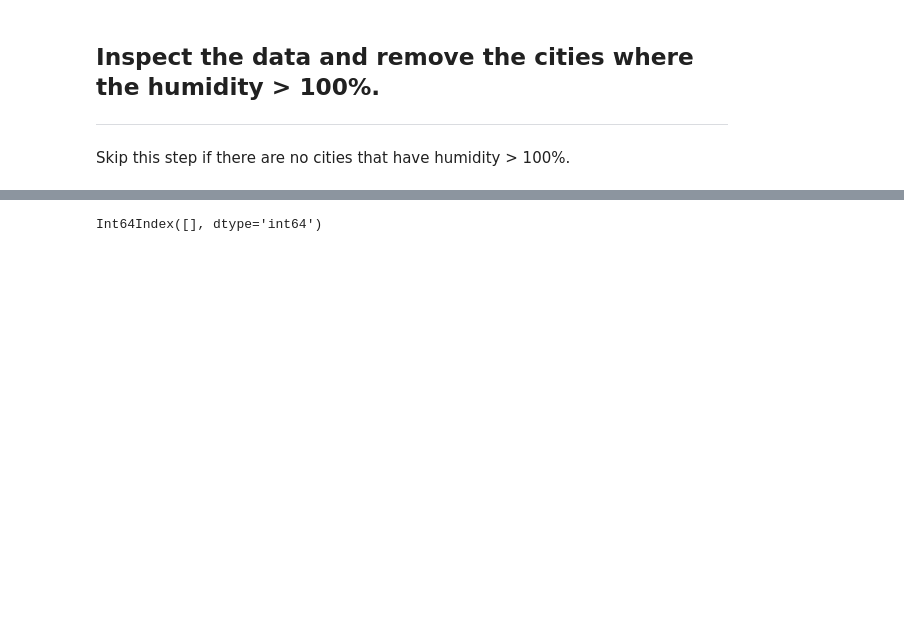
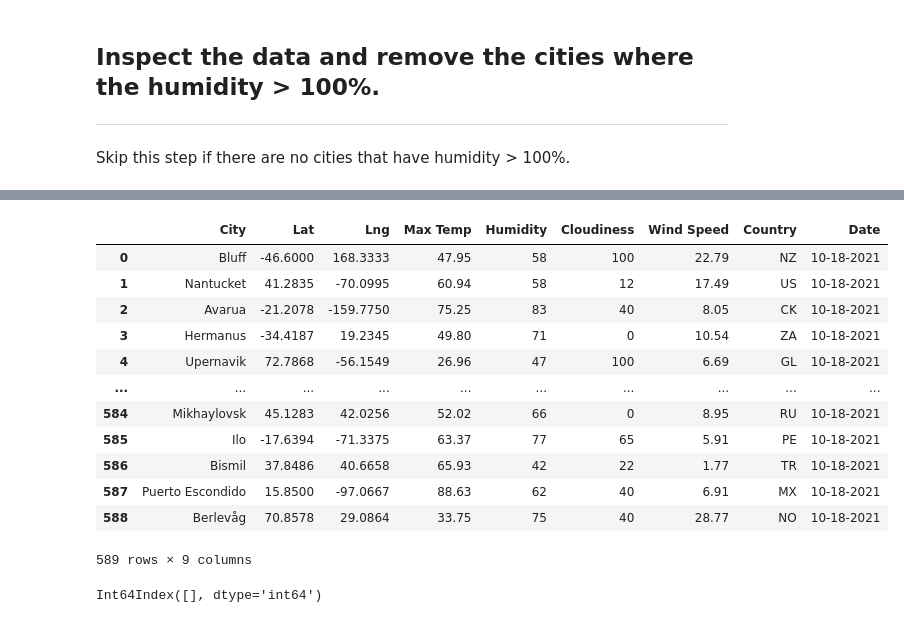
Before and after one commit to melorebecca/python-api-challenge, a Jupyter notebook: WeatherPy/WeatherPy.ipynb, the cells around one changed output, grey strips where cells are left out. Saved outputs shown, nothing was run; the diff lists cells and outputs as text; code cells hidden in the pictures; blank space fills up the shorter version.

Commit message:
Updated Convert Raw Data to DataFrame

```diff
--- a/WeatherPy/WeatherPy.ipynb
+++ b/WeatherPy/WeatherPy.ipynb
@@ -199,3 +188,21 @@ Skip this step if there are no cities that have humidity > 100%.
+# %%
+# Drop any row which has a humidity higher than 100%
+cleaned_cities_df = city_data_df.loc[city_data_df['Humidity'] <= 100]
+cleaned_cities_df
+# %% [output]
+|  | City | Lat | Lng | Max Temp | Humidity | Cloudiness | Wind Speed | Country | Date |
+| 0 | Bluff | -46.6000 | 168.3333 | 47.95 | 58 | 100 | 22.79 | NZ | 10-18-2021 |
+| 1 | Nantucket | 41.2835 | -70.0995 | 60.94 | 58 | 12 | 17.49 | US | 10-18-2021 |
+| 2 | Avarua | -21.2078 | -159.7750 | 75.25 | 83 | 40 | 8.05 | CK | 10-18-2021 |
+| 3 | Hermanus | -34.4187 | 19.2345 | 49.80 | 71 | 0 | 10.54 | ZA | 10-18-2021 |
+| 4 | Upernavik | 72.7868 | -56.1549 | 26.96 | 47 | 100 | 6.69 | GL | 10-18-2021 |
+| ... | ... | ... | ... | ... | ... | ... | ... | ... | ... |
+| 584 | Mikhaylovsk | 45.1283 | 42.0256 | 52.02 | 66 | 0 | 8.95 | RU | 10-18-2021 |
+| 585 | Ilo | -17.6394 | -71.3375 | 63.37 | 77 | 65 | 5.91 | PE | 10-18-2021 |
+| 586 | Bismil | 37.8486 | 40.6658 | 65.93 | 42 | 22 | 1.77 | TR | 10-18-2021 |
+| 587 | Puerto Escondido | 15.8500 | -97.0667 | 88.63 | 62 | 40 | 6.91 | MX | 10-18-2021 |
+| 588 | Berlevåg | 70.8578 | 29.0864 | 33.75 | 75 | 40 | 28.77 | NO | 10-18-2021 |
+589 rows × 9 columns
 # %%
 #  Get the indices of cities that have humidity over 100%.
 # %% [output]
```
Also changed, not shown: parts of 6 cells of this notebook, 1 other file.
